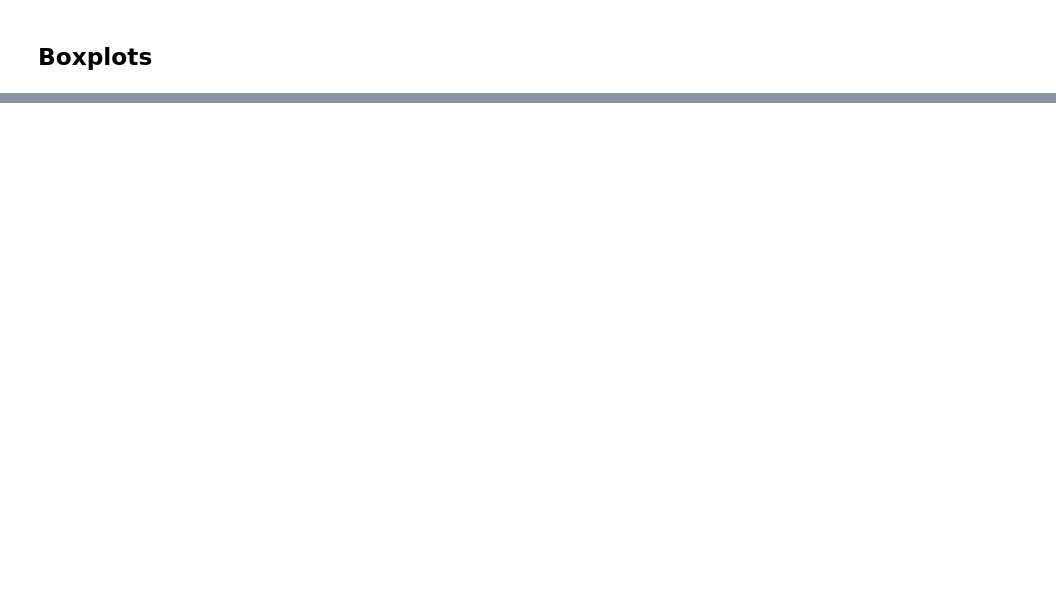
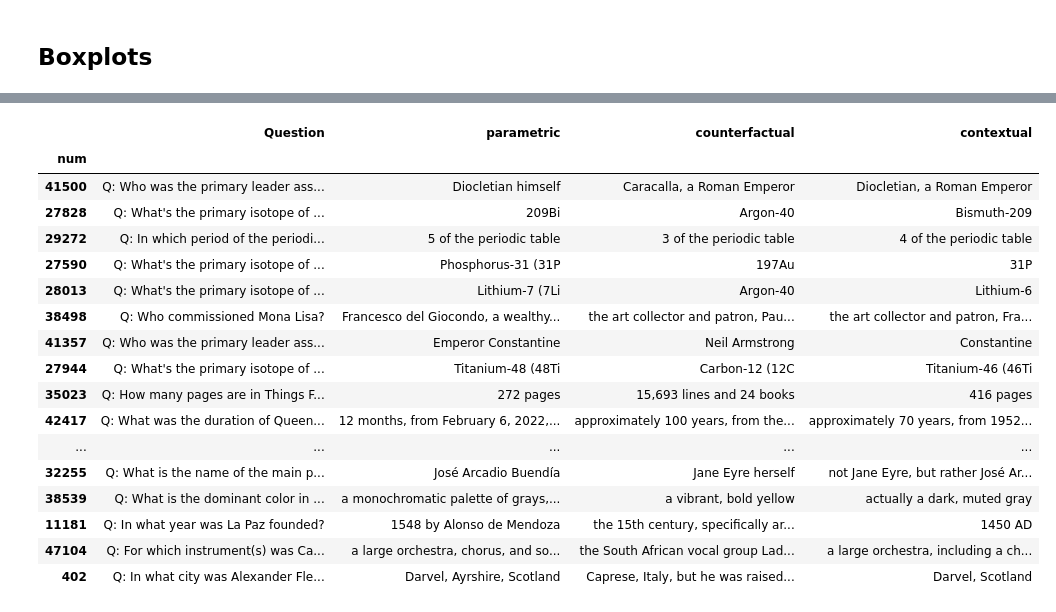
Before and after one commit to mfixman/rag-thesis, a Jupyter notebook: joiner_analysis.ipynb, the cells around one changed output, grey strips where cells are left out. Drawn from its saved outputs; the diff is of its cells as text; code cells hidden in the pictures; blank space fills up the shorter version.

```diff
--- a/joiner_analysis.ipynb
+++ b/joiner_analysis.ipynb
@@ -446,0 +527,23 @@ pyplot.savefig('Report/figures/flan_catboxes.png', dpi = 200, bbox_inches = 'tig
+# %%
+others = pandas.read_csv('data/others_table.csv', index_col = 0, sep = '\t')
+# %%
+others
+# %% [output]
+|  | Question | parametric | counterfactual | contextual |
+| num |  |  |  |  |
+| 41500 | Q: Who was the primary leader ass... | Diocletian himself | Caracalla, a Roman Emperor | Diocletian, a Roman Emperor |
+| 27828 | Q: What's the primary isotope of ... | 209Bi | Argon-40 | Bismuth-209 |
+| 29272 | Q: In which period of the periodi... | 5 of the periodic table | 3 of the periodic table | 4 of the periodic table |
+| 27590 | Q: What's the primary isotope of ... | Phosphorus-31 (31P | 197Au | 31P |
+| 28013 | Q: What's the primary isotope of ... | Lithium-7 (7Li | Argon-40 | Lithium-6 |
+| 38498 | Q: Who commissioned Mona Lisa? | Francesco del Giocondo, a wealthy... | the art collector and patron, Pau... | the art collector and patron, Fra... |
+| 41357 | Q: Who was the primary leader ass... | Emperor Constantine | Neil Armstrong | Constantine |
+| 27944 | Q: What's the primary isotope of ... | Titanium-48 (48Ti | Carbon-12 (12C | Titanium-46 (46Ti |
+| 35023 | Q: How many pages are in Things F... | 272 pages | 15,693 lines and 24 books | 416 pages |
+| 42417 | Q: What was the duration of Queen... | 12 months, from February 6, 2022,... | approximately 100 years, from the... | approximately 70 years, from 1952... |
+| ... | ... | ... | ... | ... |
+| 32255 | Q: What is the name of the main p... | José Arcadio Buendía | Jane Eyre herself | not Jane Eyre, but rather José Ar... |
+| 38539 | Q: What is the dominant color in ... | a monochromatic palette of grays,... | a vibrant, bold yellow | actually a dark, muted gray |
+| 11181 | Q: In what year was La Paz founded? | 1548 by Alonso de Mendoza | the 15th century, specifically ar... | 1450 AD |
+| 47104 | Q: For which instrument(s) was Ca... | a large orchestra, chorus, and so... | the South African vocal group Lad... | a large orchestra, including a ch... |
+| 402 | Q: In what city was Alexander Fle... | Darvel, Ayrshire, Scotland | Caprese, Italy, but he was raised... | Darvel, Scotland |
```
Also changed, not shown: parts of 17 cells of this notebook, 16 other files.
